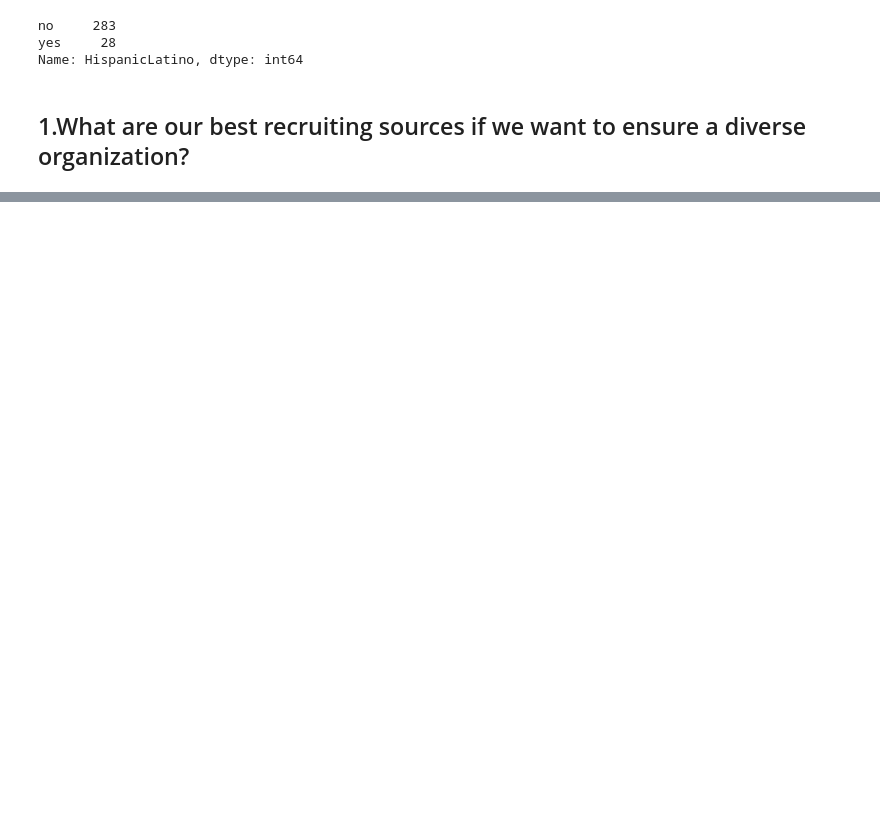
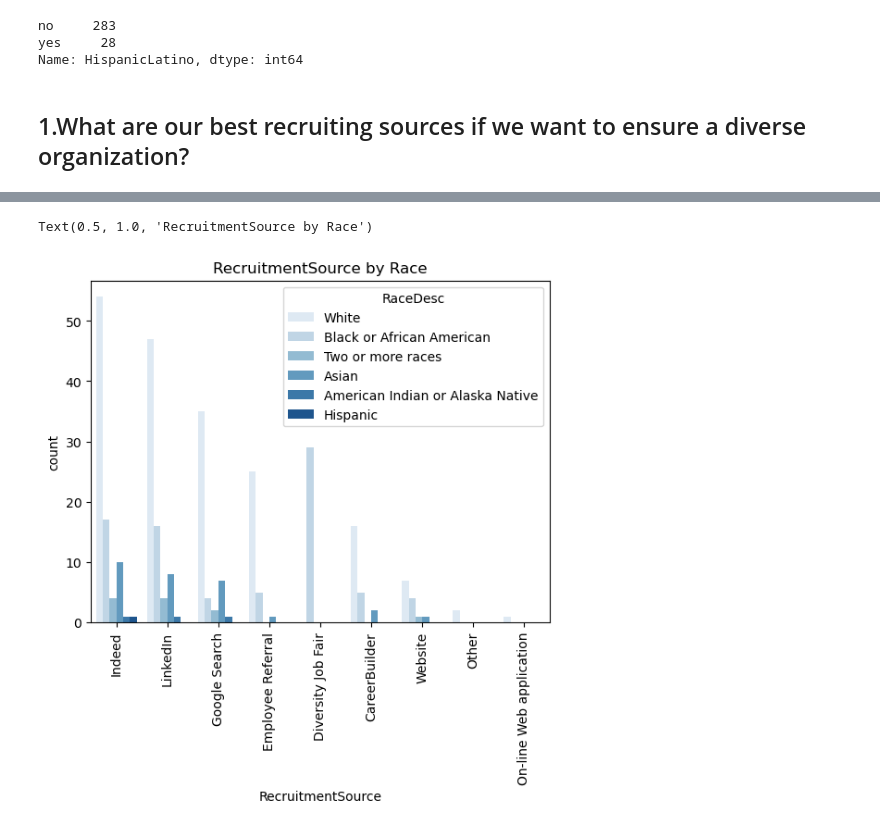
Before and after one commit to PaulBeBo/HackathonHR, a Jupyter notebook: scripts/HackathonHR_Paul.ipynb, the cells around one changed output, grey strips where cells are left out. Drawn from its saved outputs; the diff is of its cells as text; code cells hidden in the pictures; blank space fills up the shorter version.

```diff
--- a/scripts/HackathonHR_Paul.ipynb
+++ b/scripts/HackathonHR_Paul.ipynb
@@ -206,0 +225,7 @@ df.groupby([])
+# %%
+sns.countplot(x='RecruitmentSource', data=df, hue='RaceDesc',order=df['RecruitmentSource'].value_counts().index ,palette='Blues')
+plt.xticks(rotation=90)
+plt.title('RecruitmentSource by Race')
+# %% [output]
+Text(0.5, 1.0, 'RecruitmentSource by Race')
+[figure, added]
```
Also changed, not shown: parts of 12 cells of this notebook.
